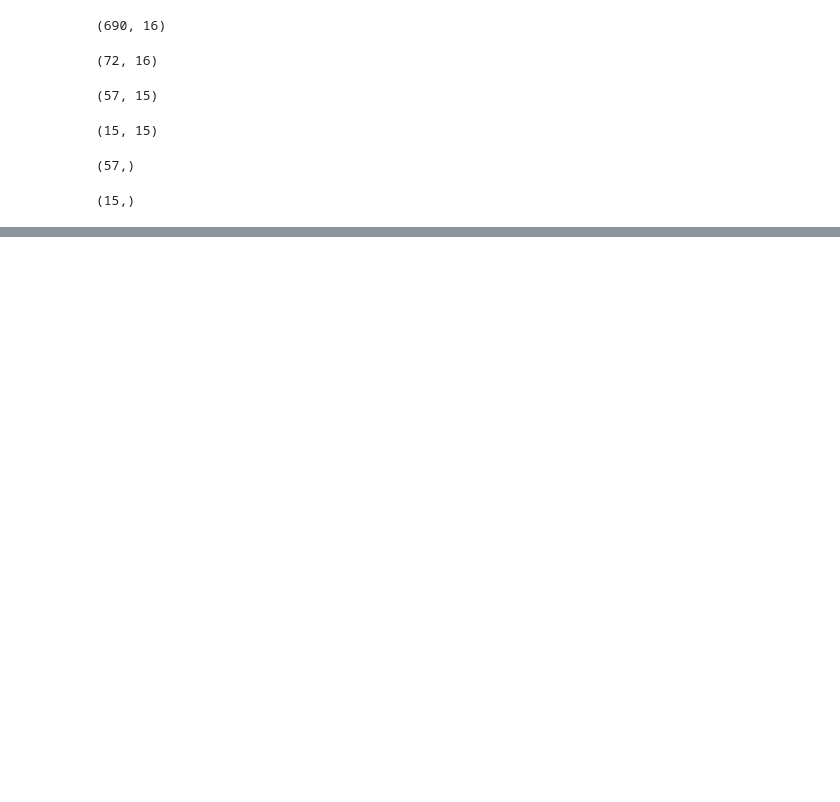
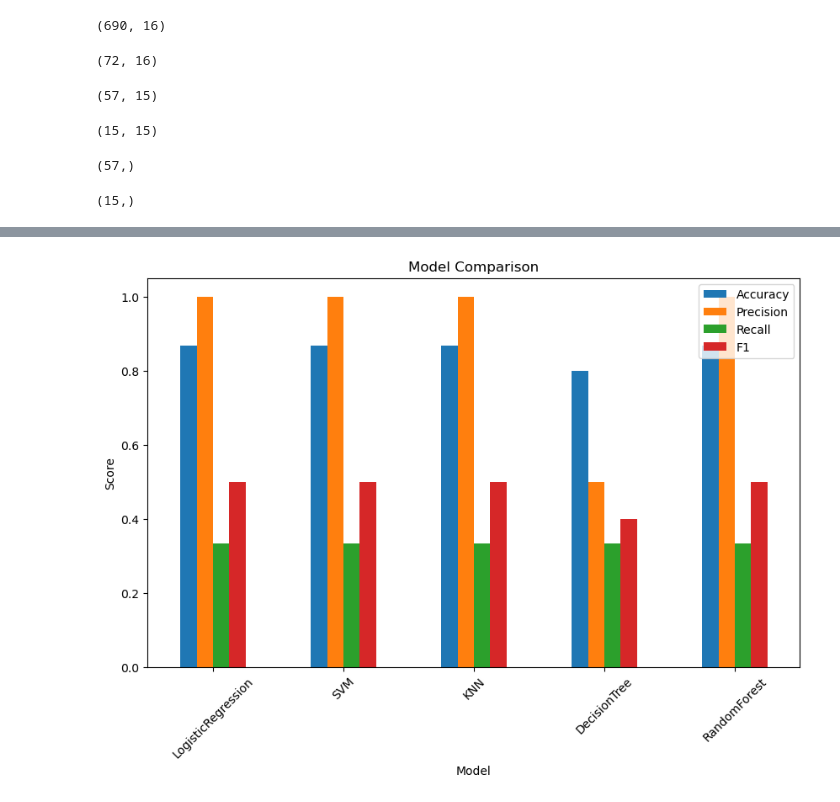
Before and after one commit to ranajawadriaz/MLOps, a Jupyter notebook: Practice/ML_Lab4.ipynb, the cells around one changed output, grey strips where cells are left out. Cells and saved outputs as stored; diff of their text form; code cells hidden in the pictures; blank space fills up the shorter version.

```diff
--- a/Practice/ML_Lab4.ipynb
+++ b/Practice/ML_Lab4.ipynb
@@ -130,0 +139,22 @@ X_test=scaler.transform(X_test)
+# %%
+models={
+    'LogisticRegression':LogisticRegression(),
+    'SVM':SVC(),
+    'KNN':KNeighborsClassifier(),
+    'DecisionTree':DecisionTreeClassifier(),
+    'RandomForest':RandomForestClassifier(),
+}
+# %%
+results=[]
+# %%
+for name,model in models.items():
+    model.fit(X_train,y_train)
+    y_pred=model.predict(X_test)
+    acc=accuracy_score(y_test,y_pred)
+    prec=precision_score(y_test,y_pred)
+    rec=recall_score(y_test,y_pred)
+    f1=f1_score(y_test,y_pred)
+    results.append([name,acc,prec,rec,f1])
+    print(f'{name} Report')
+    print(classification_report(y_test,y_pred))
+    print('Confusion Matrix\n',confusion_matrix(y_test,y_pred))
@@ -130,0 +183,2 @@ X_test=scaler.transform(X_test)
+# %%
+df_results=pd.DataFrame(results,columns=['Model','Accuracy','Precision','Recall','F1'])
@@ -130,0 +194,9 @@ X_test=scaler.transform(X_test)
+# %%
+import matplotlib.pyplot as plt
+df_results.set_index('Model')[['Accuracy','Precision','Recall','F1']].plot(kind='bar',figsize=(10,6))
+plt.title('Model Comparison')
+plt.ylabel('Score')
+plt.xticks(rotation=45)
+plt.show()
+# %% [output]
+[figure, added]
```
Also changed, not shown: parts of 5 cells of this notebook.
